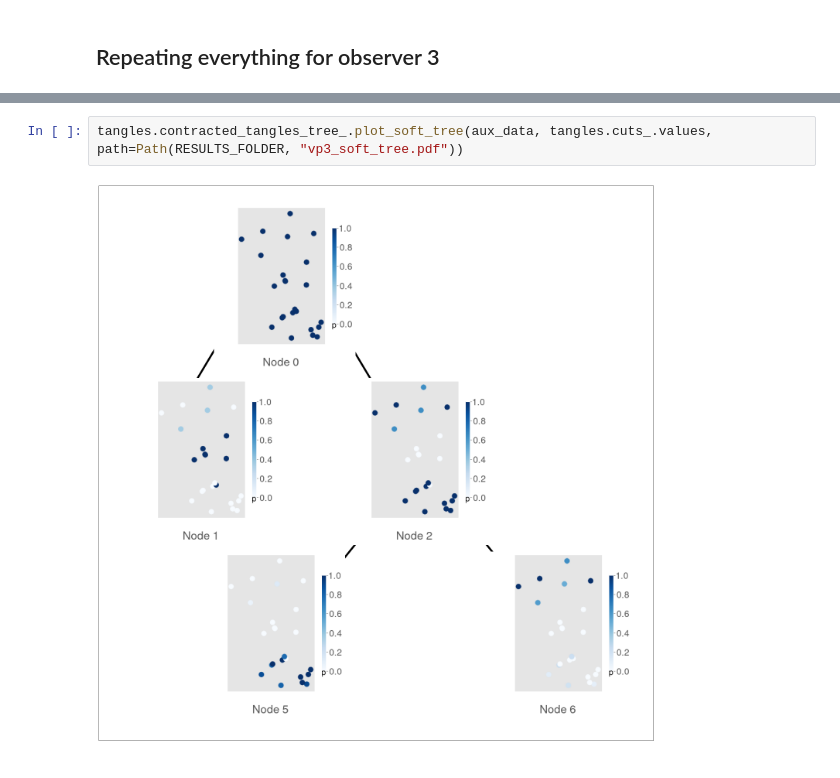
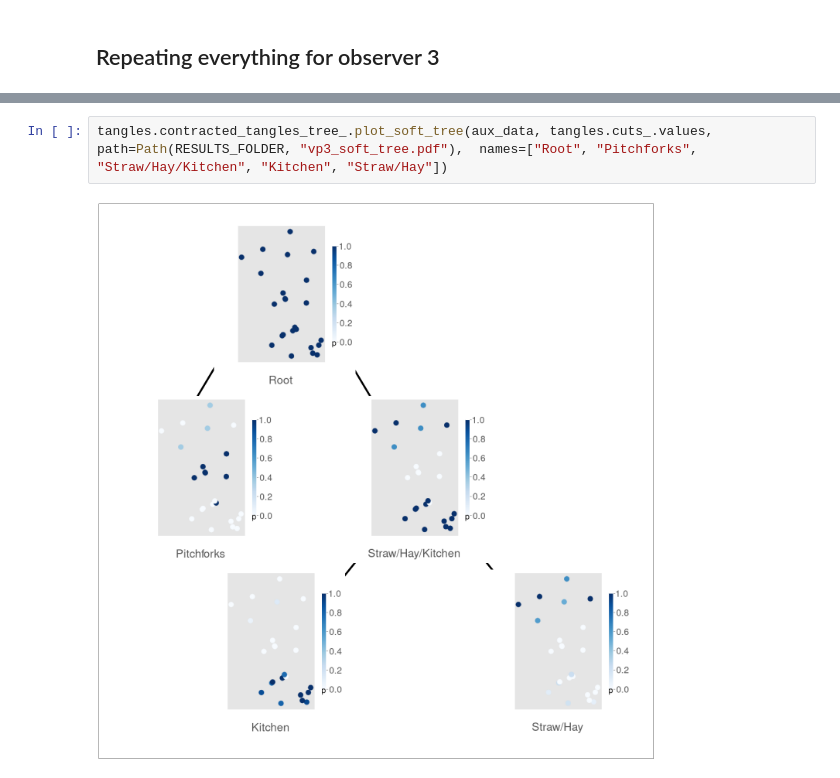
Before and after one commit to Conzel/clustering-triplets-with-tangles, a Jupyter notebook: thesis_real_data.ipynb, the cells around one changed output, grey strips where cells are left out. Drawn from its saved outputs; the diff is of its cells as text.

```diff
--- a/thesis_real_data.ipynb
+++ b/thesis_real_data.ipynb
@@ -317,4 +316,4 @@ for maximal in tangles.contracted_tangles_tree_.maximals:
 # %%
-tangles.contracted_tangles_tree_.plot_soft_tree(aux_data, tangles.cuts_.values, path=Path(RESULTS_FOLDER, "vp3_soft_tree.pdf"))
+tangles.contracted_tangles_tree_.plot_soft_tree(aux_data, tangles.cuts_.values, path=Path(RESULTS_FOLDER, "vp3_soft_tree.pdf"),  names=["Root", "Pitchforks", "Straw/Hay/Kitchen", "Kitchen", "Straw/Hay"])
 # %% [output]
-[figure, old version]
+[figure, new version]
```
Also changed, not shown: parts of 3 cells of this notebook, 8 other files.
